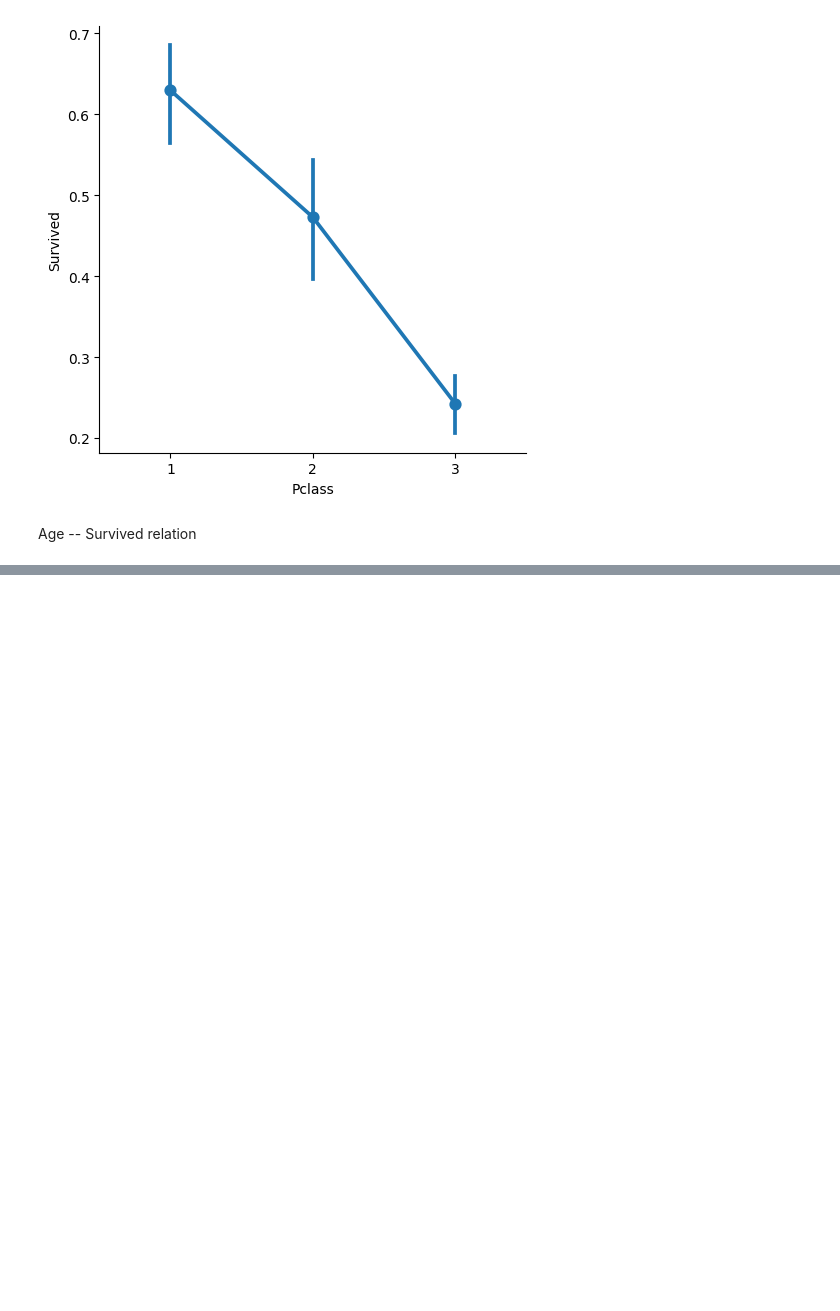
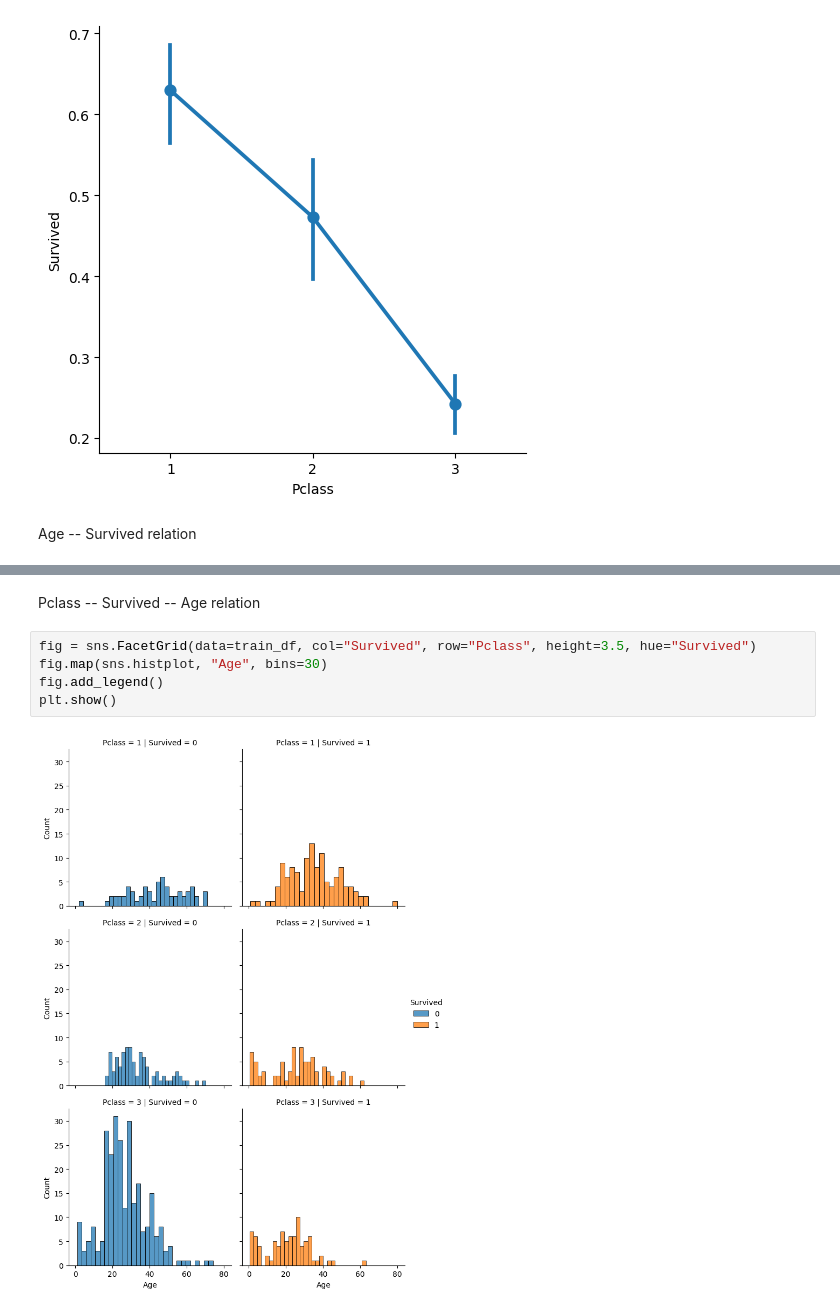
Before and after one commit to MertHasanAslan/titanic_ml, a Jupyter notebook: src/titanic_ml.ipynb, the cells around one changed output, grey strips where cells are left out. Cells and saved outputs as stored; diff of their text form; blank space fills up the shorter version.

```diff
--- a/src/titanic_ml.ipynb
+++ b/src/titanic_ml.ipynb
@@ -460,0 +461,9 @@ plt.show()
+# %% [markdown]
+Pclass -- Survived -- Age relation
+# %%
+fig = sns.FacetGrid(data=train_df, col="Survived", row="Pclass", height=3.5, hue="Survived")
+fig.map(sns.histplot, "Age", bins=30)
+fig.add_legend()
+plt.show()
+# %% [output]
+[figure, added]
```
Also changed, not shown: parts of 1 cell of this notebook.
